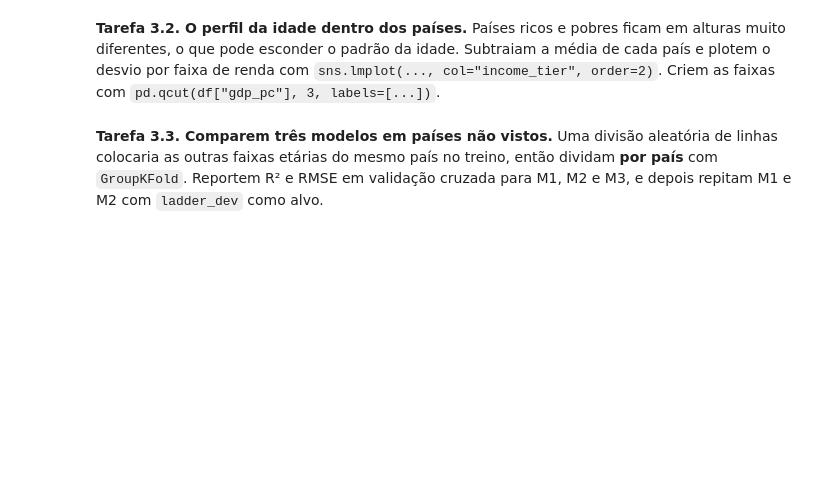
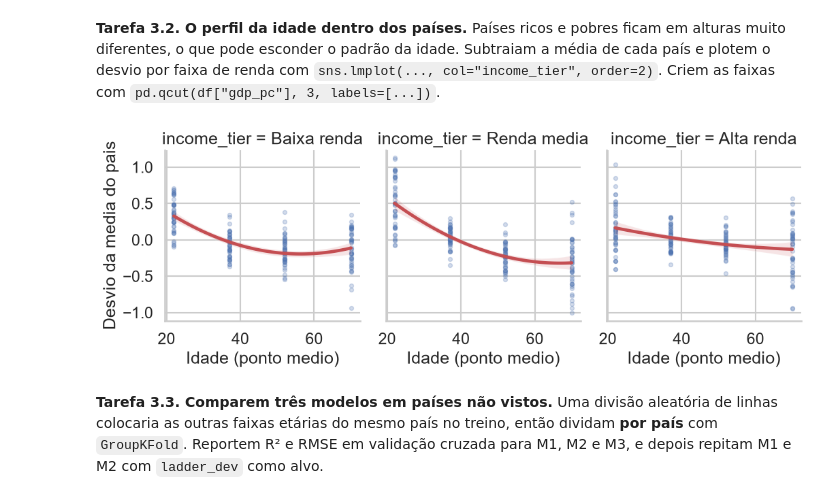
Before and after one commit to phvcarvalho12/IaRegressaoPUC, a Jupyter notebook: PUCSP_CS_AI_10_AI_ML_Happines.ipynb, the cells around one changed output. Drawn from its saved outputs; the diff is of its cells as text; code cells hidden in the pictures; blank space fills up the shorter version.

```diff
--- a/PUCSP_CS_AI_10_AI_ML_Happines.ipynb
+++ b/PUCSP_CS_AI_10_AI_ML_Happines.ipynb
@@ -251,11 +244,17 @@ A felicidade varia muito mais **entre países** do que **entre faixas etárias**
 **Tarefa 2.3.** Criem os atributos: `age_mid` a partir do dicionário `AGE_MID` do `lab_helpers.py`, `age_sq`, `log_gdp_pc`, `log_pop`, `log_area` e `pop_density = pop / area_km2`.
 # %%
 from lab_helpers import AGE_MID, build_country_table, load_owid_age, to_iso3
-
 age = load_owid_age()
-assert (age.groupby("iso3").size() == 4).all(), "algum código ISO3 tem mais ou menos de 4 linhas de idade"
-
-df = age.merge(build_country_table(), on="iso3", how="left", validate="many_to_one")
-
-# TODO: liste os países com NaN em gdp_pc, pop ou area_km2 e depois remova-os
-# TODO: crie age_mid (com AGE_MID), age_sq, log_gdp_pc, log_pop, log_area e pop_density
+assert (age.groupby("iso3").size() == 4).all()
+country_table = build_country_table()
+df = age.merge(country_table, on="iso3", how="left", validate="many_to_one")
+missing = df[["gdp_pc","pop","area_km2"]].isna().any(axis=1)
+print("Paises descartados:"); display(df.loc[missing, ["country","iso3"]].drop_duplicates())
+df = df.loc[~missing].copy()
+df["age_mid"] = df["age_group"].map(AGE_MID)
+df["age_sq"] = df["age_mid"] ** 2
+df["log_gdp_pc"] = np.log(df["gdp_pc"])
+df["log_pop"] = np.log(df["pop"])
+df["log_area"] = np.log(df["area_km2"])
+df["pop_density"] = df["pop"] / df["area_km2"]
+print(df.shape); display(df.head())
@@ -313,9 +328,11 @@ plt.show()
 **Tarefa 3.2. O perfil da idade dentro dos países.** Países ricos e pobres ficam em alturas muito diferentes, o que pode esconder o padrão da idade. Subtraiam a média de cada país e plotem o desvio por faixa de renda com `sns.lmplot(..., col="income_tier", order=2)`. Criem as faixas com `pd.qcut(df["gdp_pc"], 3, labels=[...])`.
 # %%
 df["ladder_dev"] = df["ladder_mean"] - df.groupby("iso3")["ladder_mean"].transform("mean")
-
-# TODO: crie "income_tier" com pd.qcut(df["gdp_pc"], 3, labels=["Baixa renda", "Renda média", "Alta renda"])
-# TODO: sns.lmplot(data=df, x="age_mid", y="ladder_dev", col="income_tier", order=2)
+df["income_tier"] = pd.qcut(df["gdp_pc"], 3, labels=["Baixa renda", "Renda media", "Alta renda"])
+g = sns.lmplot(data=df, x="age_mid", y="ladder_dev", col="income_tier", order=2, height=4, aspect=.9, scatter_kws={"alpha":.25,"s":18}, line_kws={"color":"C3"})
+g.set_axis_labels("Idade (ponto medio)", "Desvio da media do pais"); plt.show()
+# %% [output]
+[figure, added]
 # %% [markdown]
 **Tarefa 3.3. Comparem três modelos em países não vistos.** Uma divisão aleatória de linhas colocaria as outras faixas etárias do mesmo país no treino, então dividam **por país** com `GroupKFold`. Reportem R² e RMSE em validação cruzada para M1, M2 e M3, e depois repitam M1 e M2 com `ladder_dev` como alvo.
 # %%
```
Also changed, not shown: parts of 24 cells of this notebook, 8 other files.
